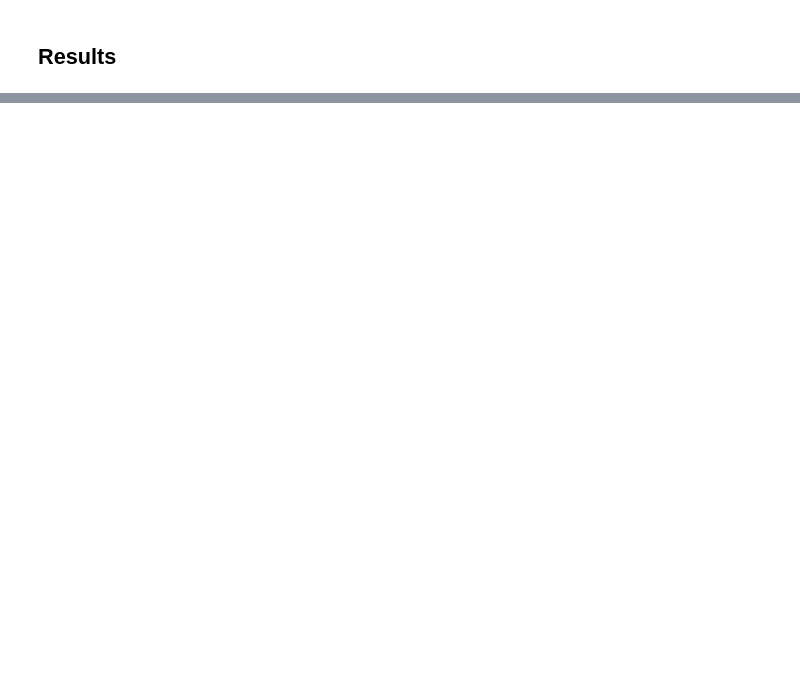
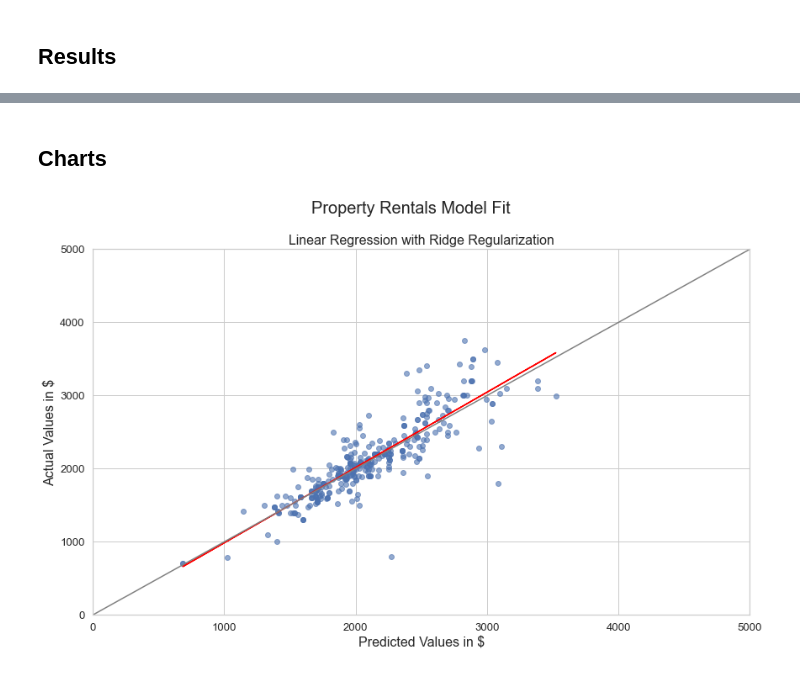
Before and after one commit to kasteway/Linear-Regression-Property-Rental-Prices-, a Jupyter notebook: Final Model.ipynb, the cells around one changed output, grey strips where cells are left out. Cells and saved outputs as stored; diff of their text form; code cells hidden in the pictures; blank space fills up the shorter version.

```diff
--- a/Final Model.ipynb
+++ b/Final Model.ipynb
@@ -209,0 +199,2 @@ residual2 = (y_test - residuals)
+# %% [markdown]
+## Charts
@@ -209,0 +203,20 @@ residual2 = (y_test - residuals)
+# %%
+plt.figure(figsize=(14, 8))
+plt.scatter(residuals, y_test, alpha=.6)
+
+z = np.polyfit(residuals, y_test, 1)
+p = np.poly1d(z)
+plb.plot(residuals, p(residuals), 'm-', color='red')
+plt.plot(np.linspace(0,5000,1000), np.linspace(0,5000,1000), color='grey')
+
+plt.xlim(0, 5000)
+plt.ylim(0, 5000)
+
+plt.suptitle('Property Rentals Model Fit', fontsize=20, fontname='Arial')
+plt.title('Linear Regression with Ridge Regularization', fontsize=16, fontname='Arial')
+plt.xlabel('Predicted Values in $', fontsize=16, fontname='Arial')
+plt.ylabel('Actual Values in $', fontsize=16, fontname='Arial');
+
+plt.savefig('Line_Fit.png')
+# %% [output]
+[figure, added]
```
Also changed, not shown: parts of 29 cells of this notebook.
